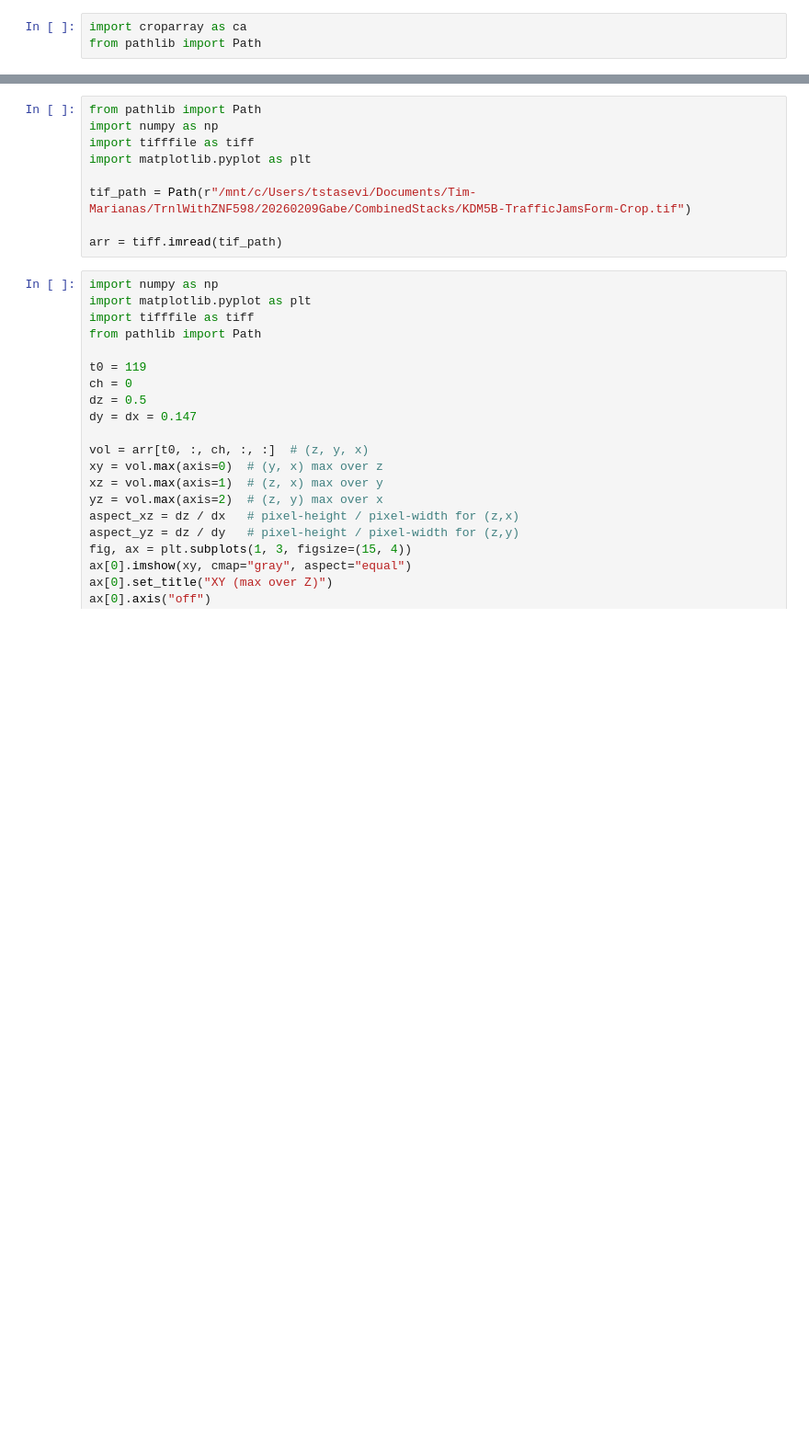
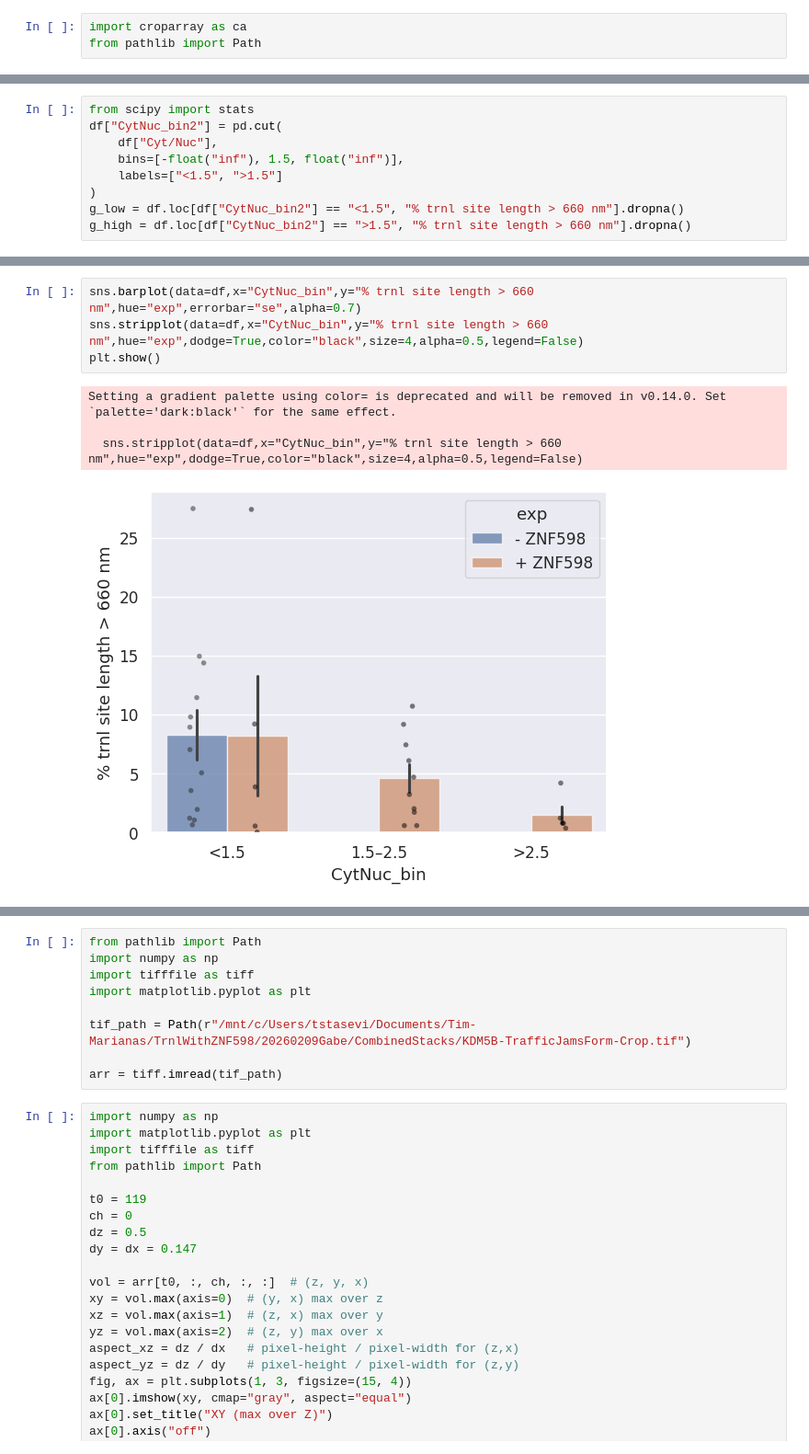
Before and after one commit to timstasevich/croparray, a Jupyter notebook: notebooks/Translation_Stalling_Quantification.ipynb, the cells around one changed output, grey strips where cells are left out. Shown at 92% size. Saved outputs shown, nothing was run; the diff lists cells and outputs as text; blank space fills up the shorter version.

```diff
--- a/notebooks/Translation_Stalling_Quantification.ipynb
+++ b/notebooks/Translation_Stalling_Quantification.ipynb
@@ -684,0 +684,9 @@ plt.show()
+# %%
+from scipy import stats
+df["CytNuc_bin2"] = pd.cut(
+    df["Cyt/Nuc"],
+    bins=[-float("inf"), 1.5, float("inf")],
+    labels=["<1.5", ">1.5"]
+)
+g_low = df.loc[df["CytNuc_bin2"] == "<1.5", "% trnl site length > 660 nm"].dropna()
+g_high = df.loc[df["CytNuc_bin2"] == ">1.5", "% trnl site length > 660 nm"].dropna()
@@ -684,0 +703,9 @@ plt.show()
+# %%
+sns.barplot(data=df,x="CytNuc_bin",y="% trnl site length > 660 nm",hue="exp",errorbar="se",alpha=0.7)
+sns.stripplot(data=df,x="CytNuc_bin",y="% trnl site length > 660 nm",hue="exp",dodge=True,color="black",size=4,alpha=0.5,legend=False)
+plt.show()
+# %% [output]
+Setting a gradient palette using color= is deprecated and will be removed in v0.14.0. Set `palette='dark:black'` for the same effect.
+
+  sns.stripplot(data=df,x="CytNuc_bin",y="% trnl site length > 660 nm",hue="exp",dodge=True,color="black",size=4,alpha=0.5,legend=False)
+[figure, added]
```
Also changed, not shown: parts of 55 cells of this notebook, 4 other files.
